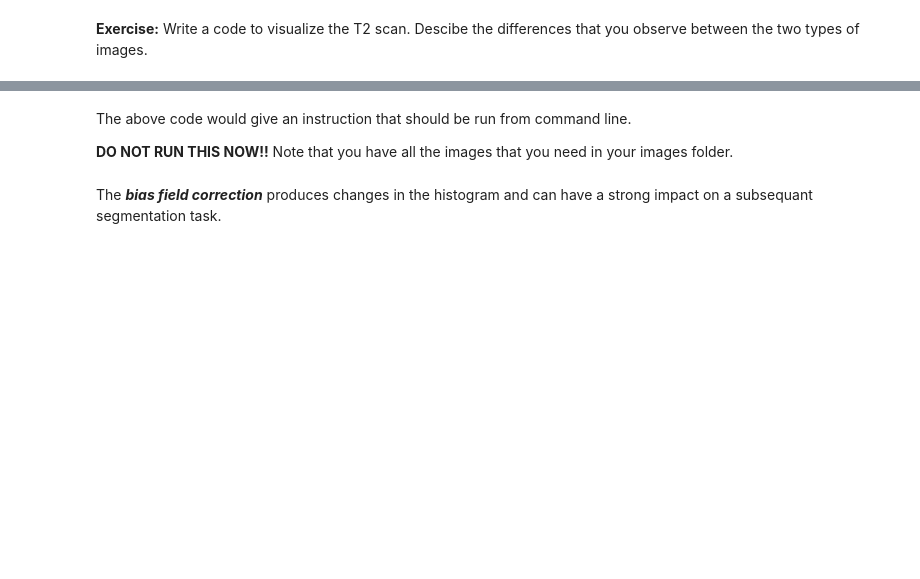
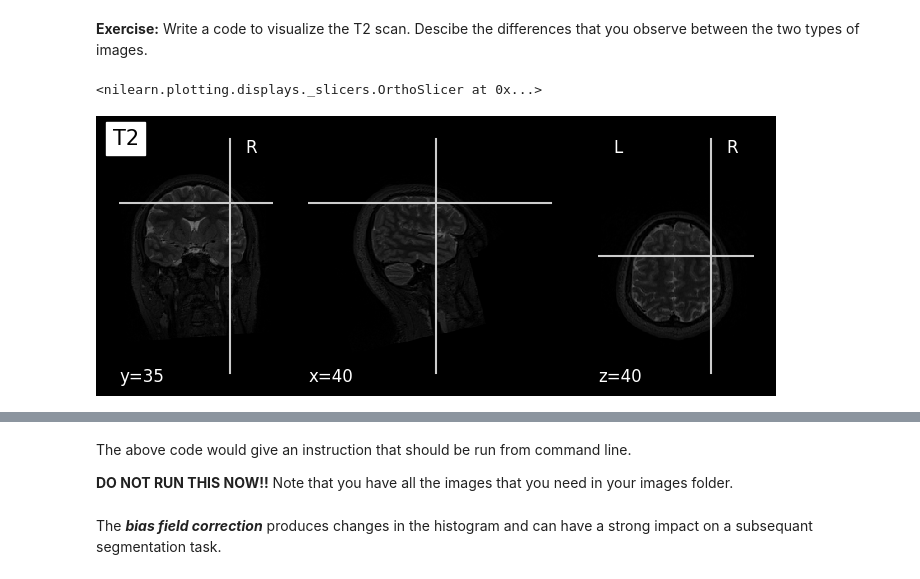
Before and after one commit to AimbotParce/Medical-Imaging, a Jupyter notebook: Lab 2/lab_2.ipynb, the cells around one changed output, grey strips where cells are left out. Saved outputs shown, nothing was run; the diff lists cells and outputs as text; code cells hidden in the pictures; blank space fills up the shorter version.

```diff
--- a/Lab 2/lab_2.ipynb
+++ b/Lab 2/lab_2.ipynb
@@ -80,0 +82,9 @@ FileNotFoundError: No such file or no access: 'example_T1w.nii.gz'
+# %%
+T2_img = nib.load("data/example_T2w.nii.gz")
+T2_data = T2_img.get_fdata()
+
+coords = (40, 35, 40)
+plotting.plot_anat(T2_img, title="T2", vmax=500, cut_coords=coords)
+# %% [output]
+<nilearn.plotting.displays._slicers.OrthoSlicer at 0x...>
+[figure, added]
```
Also changed, not shown: parts of 16 cells of this notebook.
